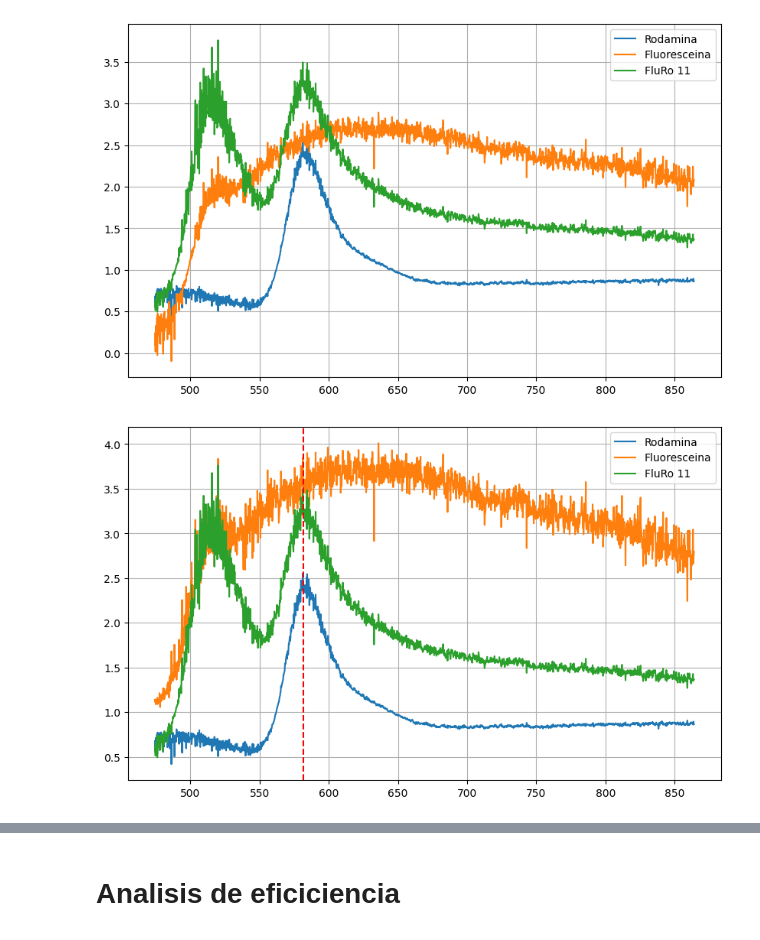
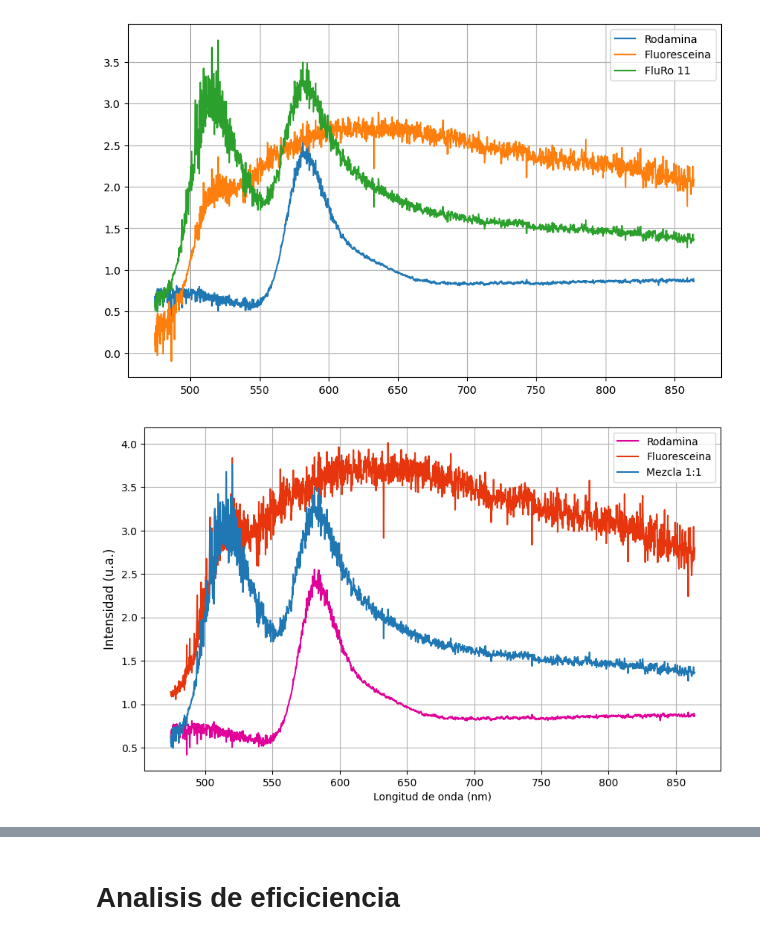
Before and after one commit to BernardoPironio/Espectrometria-difractiva, a Jupyter notebook: analisis_3.ipynb, the cells around one changed output, grey strips where cells are left out. Drawn from its saved outputs; the diff is of its cells as text; code cells hidden in the pictures.

```diff
--- a/analisis_3.ipynb
+++ b/analisis_3.ipynb
@@ -151,21 +151,24 @@ plt.show()
 # %%
 plt.figure(figsize = (10, 6))
 
 a, b = 1_300, 3_000
 # Rodamina emision
-plt.plot(Emision_datos['Longitud_Rodamina0.5e-5'][a:b], Emision_datos['Intensidad_Rodamina0.5e-5'][a:b] / Emision_datos['Intensidad_Control'][a:b],
-         label = 'Rodamina')
+plt.plot(Emision_datos['Longitud_Rodamina0.5e-5'][a:b],
+        Emision_datos['Intensidad_Rodamina0.5e-5'][a:b] / Emision_datos['Intensidad_Control'][a:b],
+         label = 'Rodamina',color = '#E10098')
 
 # Fluo emision
-plt.plot(Emision_datos['Longitud_Fluoresceina_1mM'][a:b], Emision_datos['Intensidad_Fluoresceina_0.5mM'][a:b] / Emision_datos['Intensidad_Control'][a:b],
-         label = 'Fluoresceina')
+plt.plot(Emision_datos['Longitud_Fluoresceina_1mM'][a:b],
+        Emision_datos['Intensidad_Fluoresceina_0.5mM'][a:b] / Emision_datos['Intensidad_Control'][a:b],
+        label = 'Fluoresceina',color = "#E7360EFF")
 
 # Ambas
-plt.plot(Emision_datos['Longitud_FluRo_11'][a:b], Emision_datos['Intensidad_FluRo_11'][a:b] / Emision_datos['Intensidad_Control'][a:b],
-         label = 'FluRo 11')
+plt.plot(Emision_datos['Longitud_FluRo_11'][a:b],
+        Emision_datos['Intensidad_FluRo_11'][a:b] / Emision_datos['Intensidad_Control'][a:b],
+         label = 'Mezcla 1:1')
 
-plt.axvline(Emision_datos['Longitud_Control'][1780],c = 'red',linestyle = '--')
+plt.xlabel('Longitud de onda (nm)'), plt.ylabel('Intensidad (u.a.)',fontsize = 12)
 plt.grid(), plt.legend(loc = 'upper right')
 plt.show()
 # %% [output]
-[figure, old version]
+[figure, new version]
```
Also changed, not shown: parts of 19 cells of this notebook, 1 other file.
